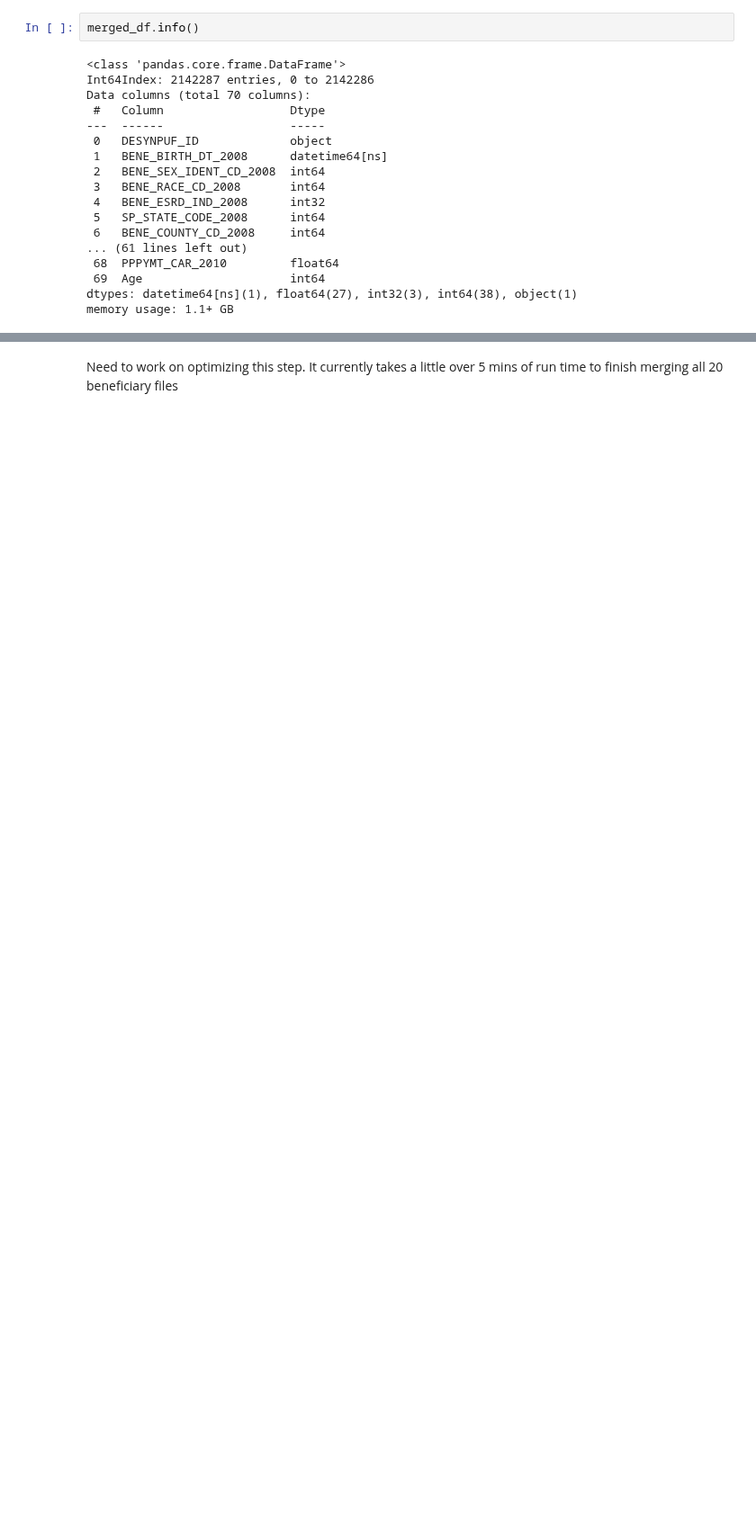
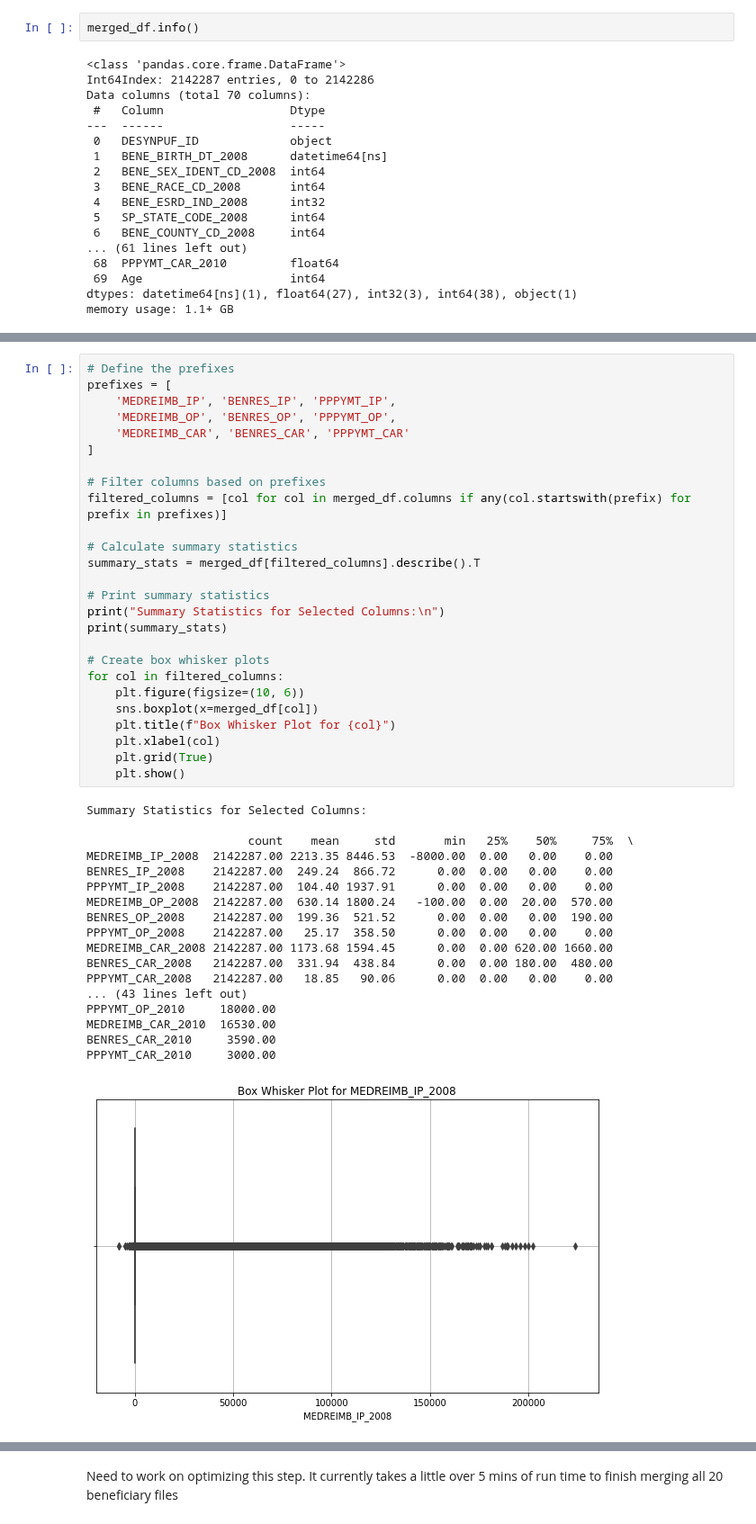
Before and after one commit to jcarhart1/cms, a Jupyter notebook: notebooks/1_predictive_modeling.ipynb, the cells around one changed output, grey strips where cells are left out. Shown at 90% size. Drawn from its saved outputs; the diff is of its cells as text; blank space fills up the shorter version.

```diff
--- a/notebooks/1_predictive_modeling.ipynb
+++ b/notebooks/1_predictive_modeling.ipynb
@@ -210,0 +217,45 @@ merged_df.describe(())
+# %%
+# Define the prefixes
+prefixes = [
+    'MEDREIMB_IP', 'BENRES_IP', 'PPPYMT_IP',
+    'MEDREIMB_OP', 'BENRES_OP', 'PPPYMT_OP',
+    'MEDREIMB_CAR', 'BENRES_CAR', 'PPPYMT_CAR'
+]
+
+# Filter columns based on prefixes
+filtered_columns = [col for col in merged_df.columns if any(col.startswith(prefix) for prefix in prefixes)]
+
+# Calculate summary statistics
+summary_stats = merged_df[filtered_columns].describe().T
+
+# Print summary statistics
+print("Summary Statistics for Selected Columns:\n")
+print(summary_stats)
+
+# Create box whisker plots
+for col in filtered_columns:
+    plt.figure(figsize=(10, 6))
+    sns.boxplot(x=merged_df[col])
+    plt.title(f"Box Whisker Plot for {col}")
+    plt.xlabel(col)
+    plt.grid(True)
+    plt.show()
+# %% [output]
+Summary Statistics for Selected Columns:
+
+                       count    mean     std       min   25%    50%     75%  \
+MEDREIMB_IP_2008  2142287.00 2213.35 8446.53  -8000.00  0.00   0.00    0.00
+BENRES_IP_2008    2142287.00  249.24  866.72      0.00  0.00   0.00    0.00
+PPPYMT_IP_2008    2142287.00  104.40 1937.91      0.00  0.00   0.00    0.00
+MEDREIMB_OP_2008  2142287.00  630.14 1800.24   -100.00  0.00  20.00  570.00
+BENRES_OP_2008    2142287.00  199.36  521.52      0.00  0.00   0.00  190.00
+PPPYMT_OP_2008    2142287.00   25.17  358.50      0.00  0.00   0.00    0.00
+MEDREIMB_CAR_2008 2142287.00 1173.68 1594.45      0.00  0.00 620.00 1660.00
+BENRES_CAR_2008   2142287.00  331.94  438.84      0.00  0.00 180.00  480.00
+PPPYMT_CAR_2008   2142287.00   18.85   90.06      0.00  0.00   0.00    0.00
+... (43 lines left out)
+PPPYMT_OP_2010     18000.00
+MEDREIMB_CAR_2010  16530.00
+BENRES_CAR_2010     3590.00
+PPPYMT_CAR_2010     3000.00
+[figure, added]
```
Also changed, not shown: parts of 9 cells of this notebook.
